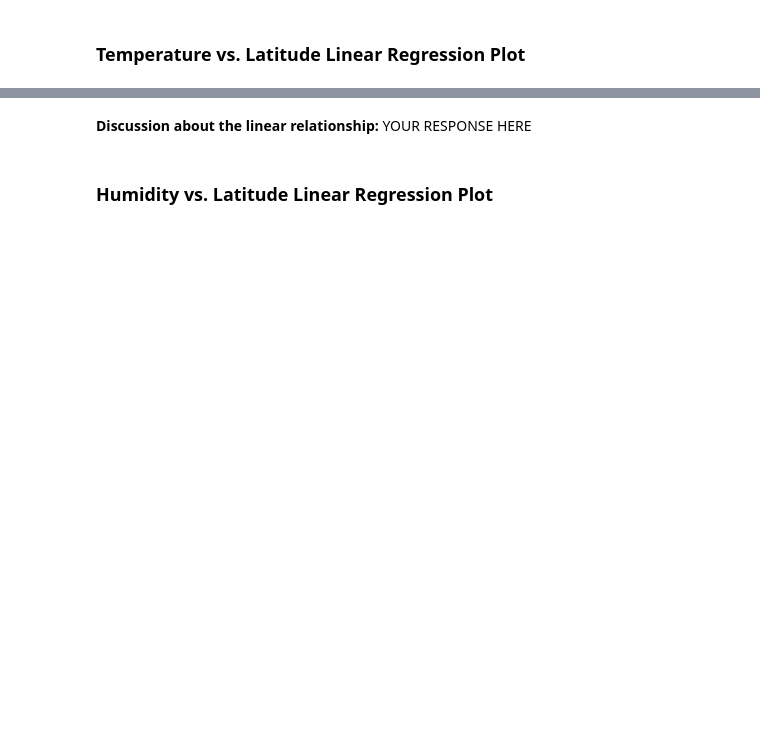
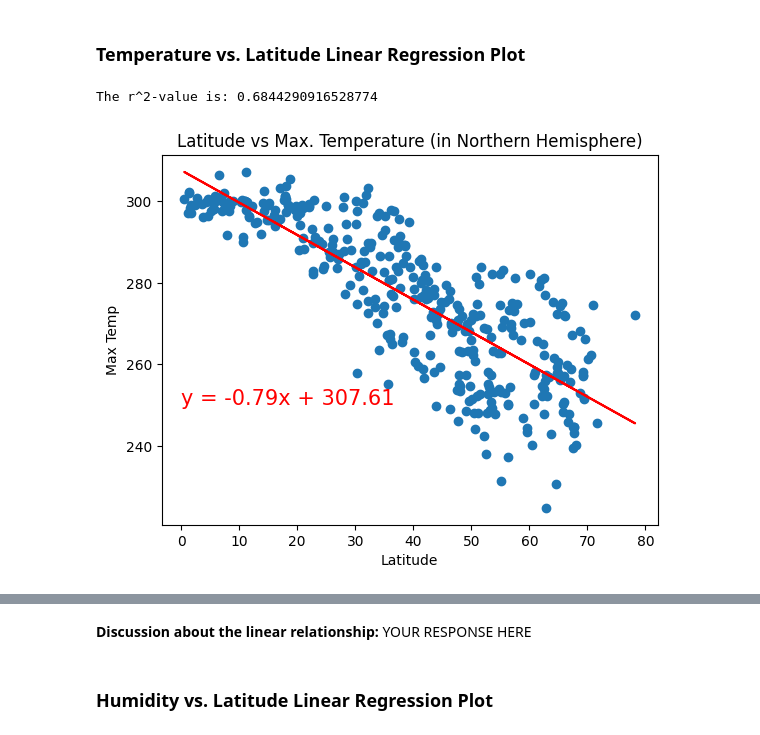
Before and after one commit to qstibbins/python-api-challenge, a Jupyter notebook: WeatherPy.ipynb, the cells around one changed output, grey strips where cells are left out. Saved outputs shown, nothing was run; the diff lists cells and outputs as text; code cells hidden in the pictures; blank space fills up the shorter version.

Commit message:
Updating scatterplots. Annotation not working for Wind Speed in North Hemi. Still must add discussion for all charts

```diff
--- a/WeatherPy.ipynb
+++ b/WeatherPy.ipynb
@@ -248,38 +310,27 @@ southern_hemi_df.head()
 ###  Temperature vs. Latitude Linear Regression Plot
 # %%
 # Linear regression on Northern Hemisphere
-latitude = northern_hemi_df['Lat']
-max_temp = northern_hemi_df['Max Temp']
-(slope, intercept, rvalue, pvalue, stderr) = linregress(latitude, max_temp)
-north_hemi_regress = lin_regress(latitude, slope, intercept)
+north_latitude = northern_hemi_df['Lat']
+north_max_temp = northern_hemi_df['Max Temp']
+(slope, intercept, rvalue, pvalue, stderr) = linregress(north_latitude, north_max_temp)
+north_temp_regress = lin_regress(north_latitude, slope, intercept)
 
+# Scatterplot creation
+plt.scatter(north_latitude, north_max_temp)
+plt.plot(north_latitude, north_temp_regress["regress_values"] ,"r-")
 
-# humidity = city_data_df['Humidity']
-# cloudiness = city_data_df['Cloudiness']
-# wind_speed = city_data_df['Wind Speed']
-
-
-# humidity_regress = linregress(latitude, humidity)
-# cloudiness_regress = linregress(latitude, cloudiness)
-# wind_speed_regress = linregress(latitude, wind_speed)
-
-# NOTE - Scatterplot creation
-plt.scatter(latitude, max_temp)
-plt.plot(latitude, north_hemi_regress["regress_values"] ,"r-")
 # Label plot and annotate the line equation
 plt.xlabel('Latitude')
 plt.ylabel('Max Temp')
-plt.annotate(north_hemi_regress["line_eq"],(20,250),(0,250),fontsize=15,color="red")
+plt.annotate(north_temp_regress["line_eq"],(20,250),(0,250),fontsize=15,color="red")
 plt.title(f"Latitude vs Max. Temperature (in Northern Hemisphere)")
 
 # Print r^2 value
 print(f"The r^2-value is: {rvalue**2}")
 
-# plt.scatter(x_values,y_values)
-# plt.plot(x_values,regress_values,"r-")
-# plt.annotate(line_eq,(5.8,0.8),fontsize=15,color="red")
-# plt.xlabel('Rooms in House')
-# plt.ylabel('Median House Prices ($100,000)')
 plt.show()
+# %% [output]
+The r^2-value is: 0.6844290916528774
+[figure, added]
 # %%
 # Linear regression on Southern Hemisphere
```
Also changed, not shown: parts of 19 cells of this notebook, 5 other files.
